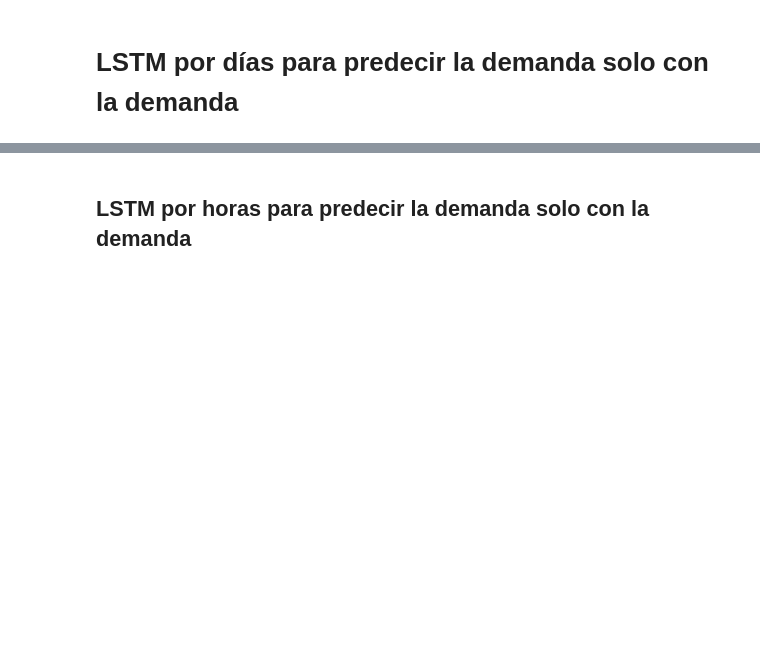
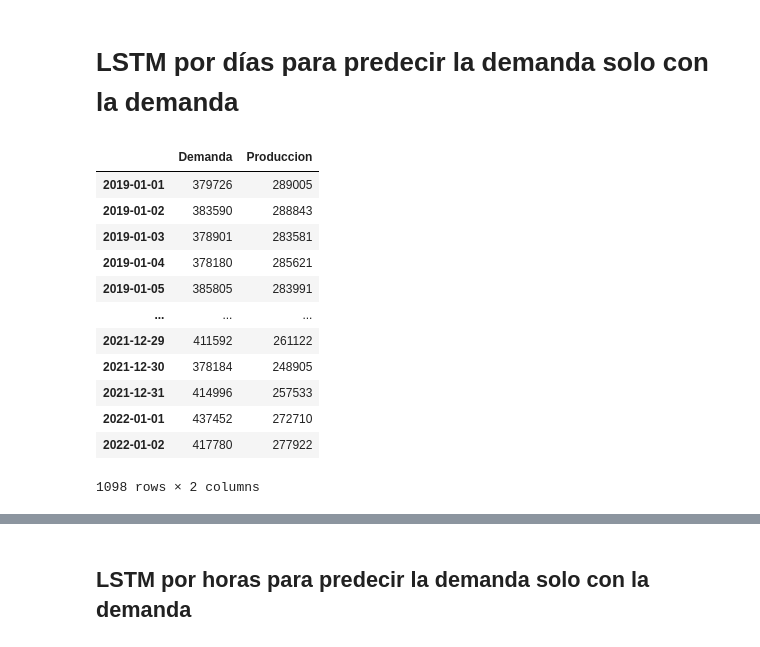
Before and after one commit to Josdelser/Prosumer-TFM, a Jupyter notebook: MLE-ProsumerFinal.ipynb, the cells around one changed output, grey strips where cells are left out. Saved outputs shown, nothing was run; the diff lists cells and outputs as text; code cells hidden in the pictures; blank space fills up the shorter version.

```diff
--- a/MLE-ProsumerFinal.ipynb
+++ b/MLE-ProsumerFinal.ipynb
@@ -1091,3 +1066,19 @@ dataRNNdiasDemanda.index = date_index
+# %%
+dataRNNdiasDemanda
+# %% [output]
+|  | Demanda | Produccion |
+| 2019-01-01 | 379726 | 289005 |
+| 2019-01-02 | 383590 | 288843 |
+| 2019-01-03 | 378901 | 283581 |
+| 2019-01-04 | 378180 | 285621 |
+| 2019-01-05 | 385805 | 283991 |
+| ... | ... | ... |
+| 2021-12-29 | 411592 | 261122 |
+| 2021-12-30 | 378184 | 248905 |
+| 2021-12-31 | 414996 | 257533 |
+| 2022-01-01 | 437452 | 272710 |
+| 2022-01-02 | 417780 | 277922 |
+1098 rows × 2 columns
 # %%
 demand = dataRNNdiasDemanda[['Demanda']]
 train_data = demand.loc['2019-01-01':'2020-12-31']
```
Also changed, not shown: parts of 10 cells of this notebook, 2 other files.
